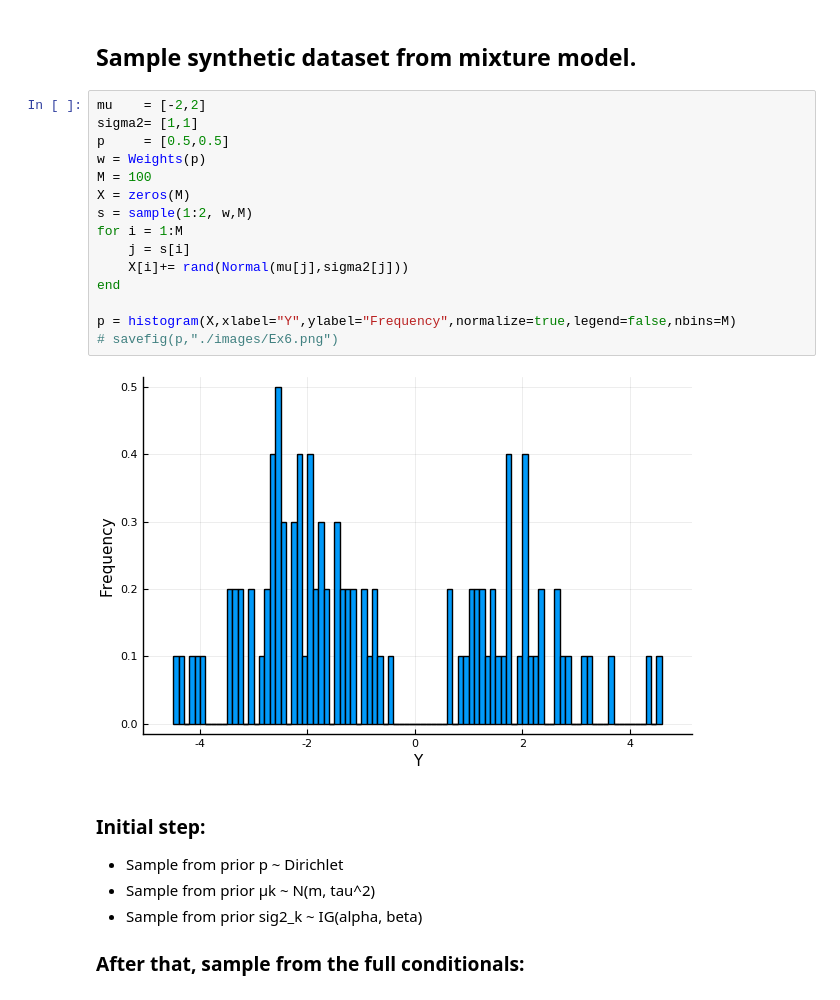
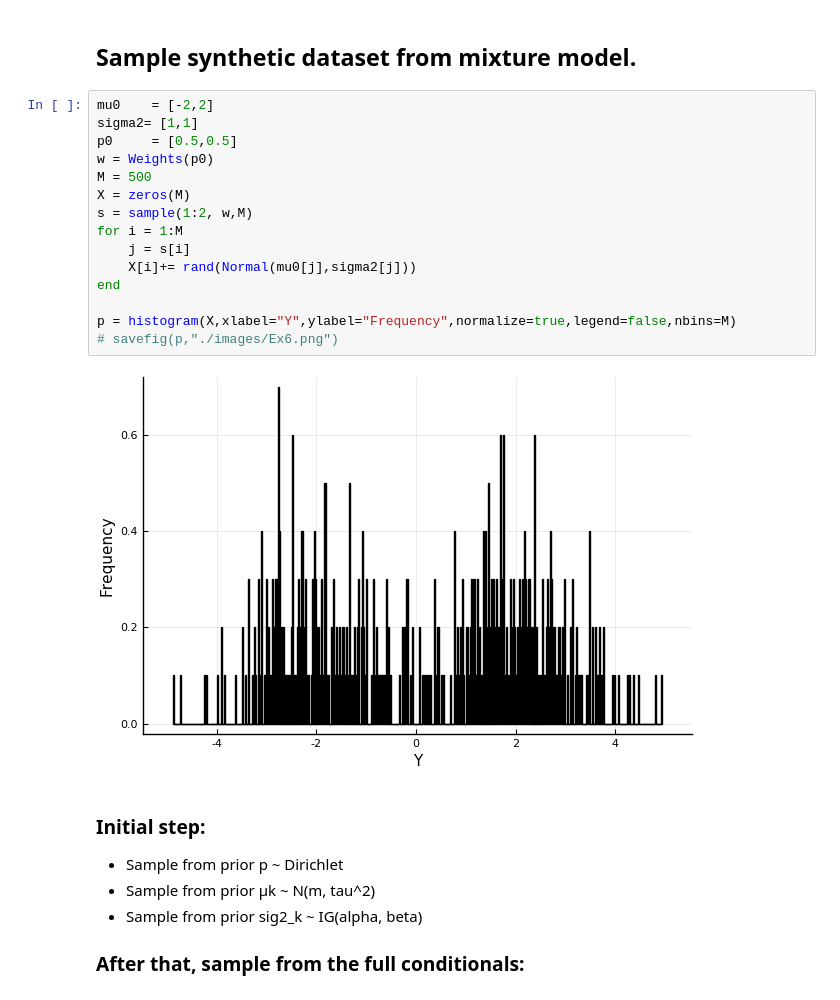
Before and after one commit to davibarreira/Computational_Statistics, a Jupyter notebook: Exercises2/Sheet2 Exercise 6.ipynb, the cells around one changed output. Drawn from its saved outputs; the diff is of its cells as text.

```diff
--- a/Exercises2/Sheet2 Exercise 6.ipynb
+++ b/Exercises2/Sheet2 Exercise 6.ipynb
@@ -8,22 +8,22 @@ Plots.PyPlotBackend()
 # %% [markdown]
 ## Sample synthetic dataset from mixture model.
 # %%
-mu    = [-2,2]
+mu0    = [-2,2]
 sigma2= [1,1]
-p     = [0.5,0.5]
-w = Weights(p)
-M = 100
+p0     = [0.5,0.5]
+w = Weights(p0)
+M = 500
 X = zeros(M)
 s = sample(1:2, w,M)
 for i = 1:M
     j = s[i]
-    X[i]+= rand(Normal(mu[j],sigma2[j]))
+    X[i]+= rand(Normal(mu0[j],sigma2[j]))
 end
 
 p = histogram(X,xlabel="Y",ylabel="Frequency",normalize=true,legend=false,nbins=M)
 # savefig(p,"./images/Ex6.png")
 # %% [output]
-[figure, old version]
+[figure, new version]
 # %% [markdown]
 ### Initial step:
 * Sample from prior p      ~ Dirichlet
```
Also changed, not shown: parts of 7 cells of this notebook.
